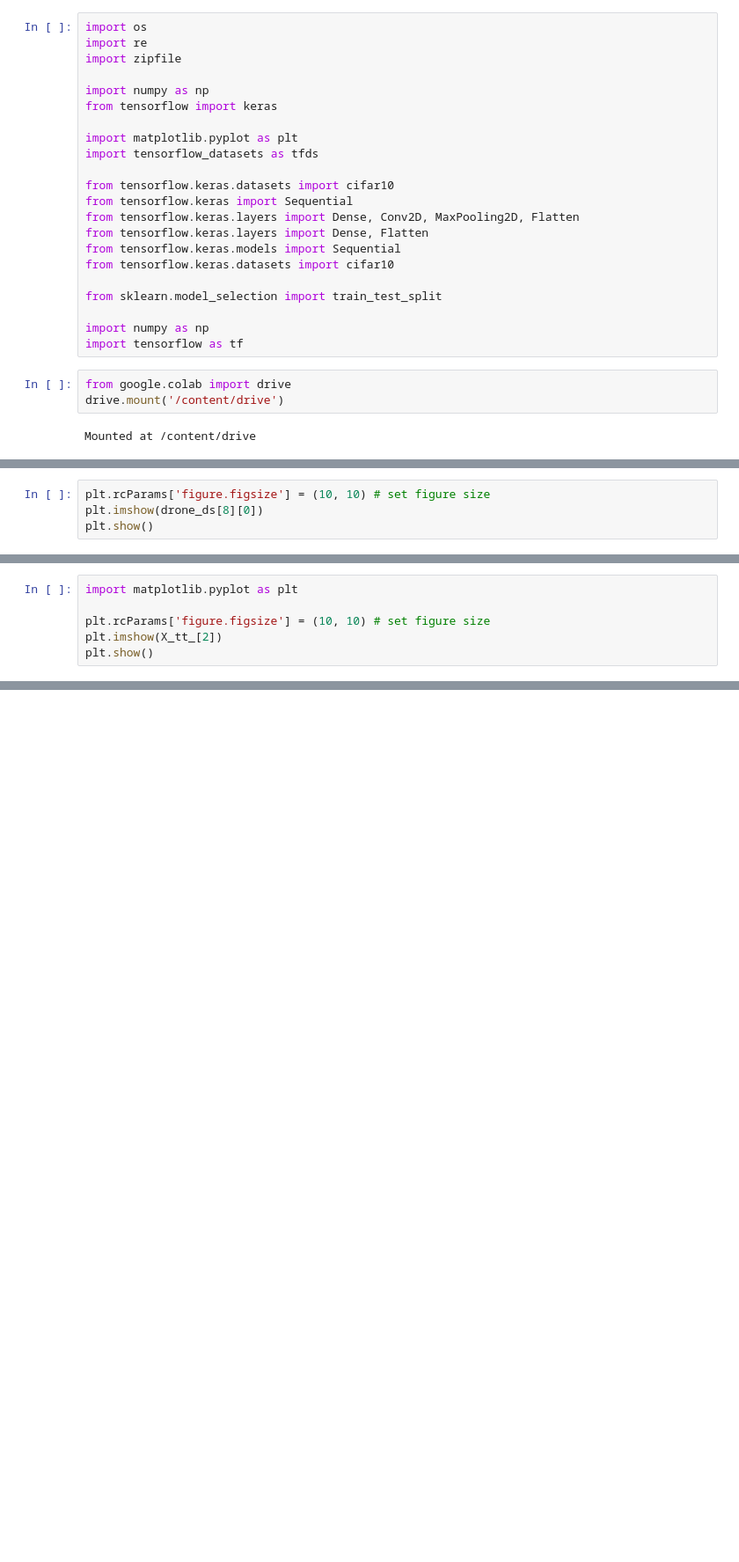
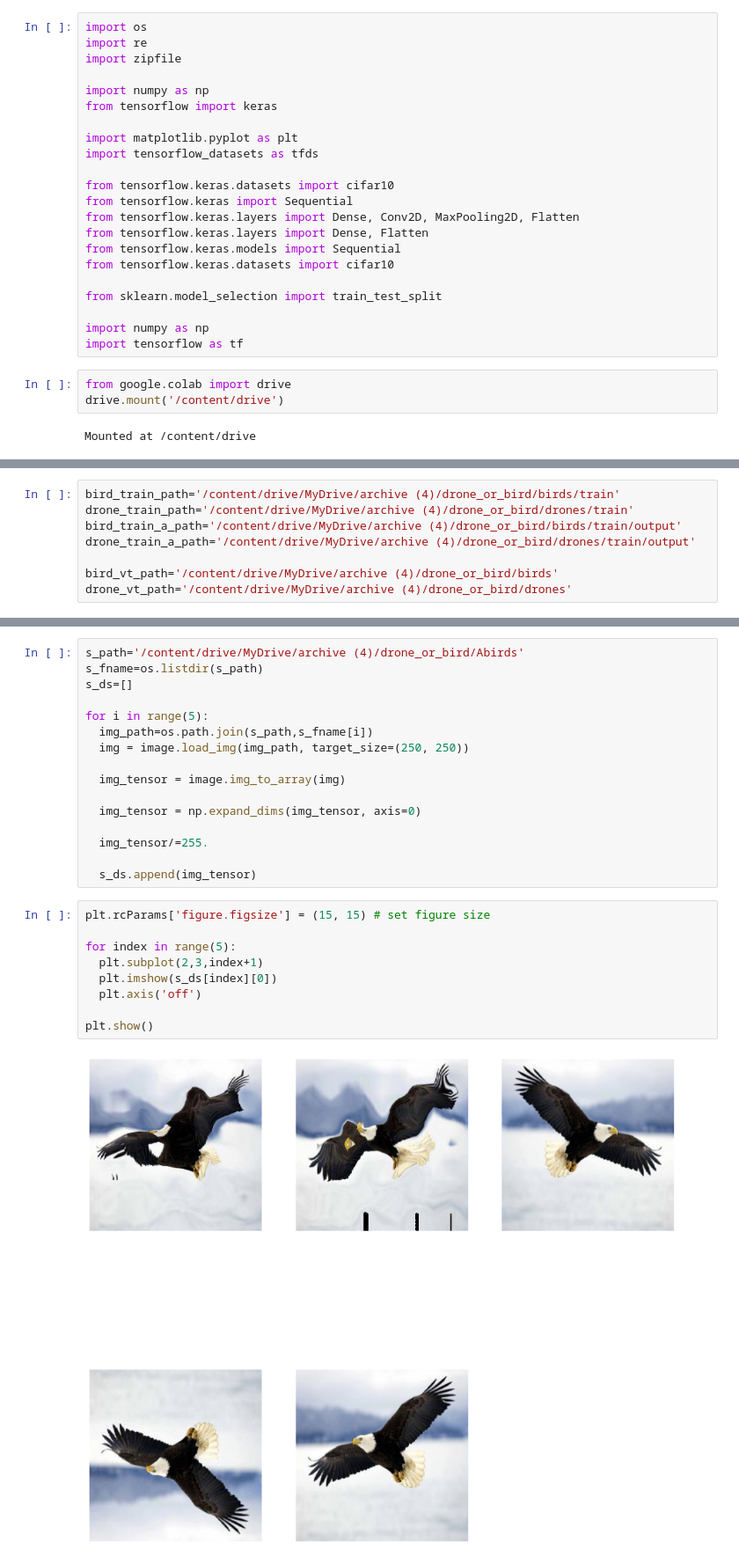
Before and after one commit to IlsuSong/Section4_project, a Jupyter notebook: Untitled7.ipynb, the cells around one changed output, grey strips where cells are left out. Shown at 88% size. Drawn from its saved outputs; the diff is of its cells as text; blank space fills up the shorter version.

```diff
--- a/Untitled7.ipynb
+++ b/Untitled7.ipynb
@@ -86,4 +51,0 @@ for i in range(165):
-# %%
-plt.rcParams['figure.figsize'] = (10, 10) # set figure size
-plt.imshow(drone_ds[8][0])
-plt.show()
@@ -154,6 +51,0 @@ X_tt_=np.array(X_tt)
-# %%
-import matplotlib.pyplot as plt
-
-plt.rcParams['figure.figsize'] = (10, 10) # set figure size
-plt.imshow(X_tt_[2])
-plt.show()
@@ -253,0 +52,8 @@ Epoch 30/30
+# %%
+bird_train_path='/content/drive/MyDrive/archive (4)/drone_or_bird/birds/train'
+drone_train_path='/content/drive/MyDrive/archive (4)/drone_or_bird/drones/train'
+bird_train_a_path='/content/drive/MyDrive/archive (4)/drone_or_bird/birds/train/output'
+drone_train_a_path='/content/drive/MyDrive/archive (4)/drone_or_bird/drones/train/output'
+
+bird_vt_path='/content/drive/MyDrive/archive (4)/drone_or_bird/birds'
+drone_vt_path='/content/drive/MyDrive/archive (4)/drone_or_bird/drones'
@@ -253,0 +149,27 @@ Epoch 30/30
+# %%
+s_path='/content/drive/MyDrive/archive (4)/drone_or_bird/Abirds'
+s_fname=os.listdir(s_path)
+s_ds=[]
+
+for i in range(5):
+  img_path=os.path.join(s_path,s_fname[i])
+  img = image.load_img(img_path, target_size=(250, 250))
+
+  img_tensor = image.img_to_array(img)
+
+  img_tensor = np.expand_dims(img_tensor, axis=0)
+
+  img_tensor/=255.
+
+  s_ds.append(img_tensor)
+# %%
+plt.rcParams['figure.figsize'] = (15, 15) # set figure size
+
+for index in range(5):
+  plt.subplot(2,3,index+1)
+  plt.imshow(s_ds[index][0])
+  plt.axis('off')
+
+plt.show()
+# %% [output]
+[figure, added]
```
Also changed, not shown: parts of 43 cells of this notebook.
